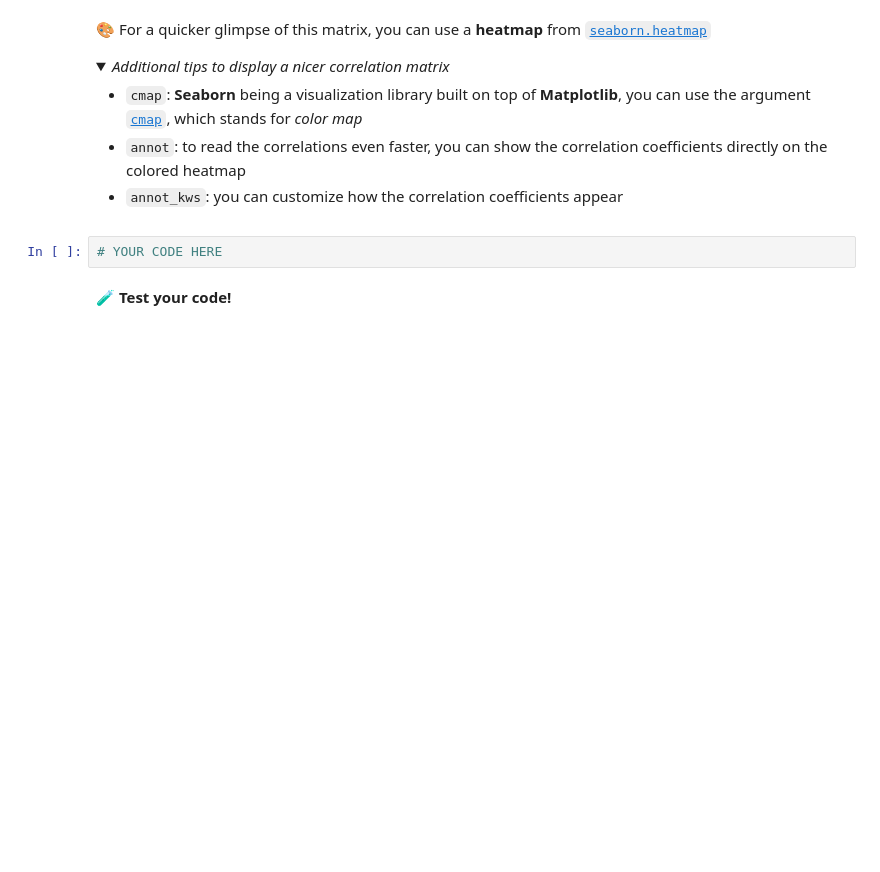
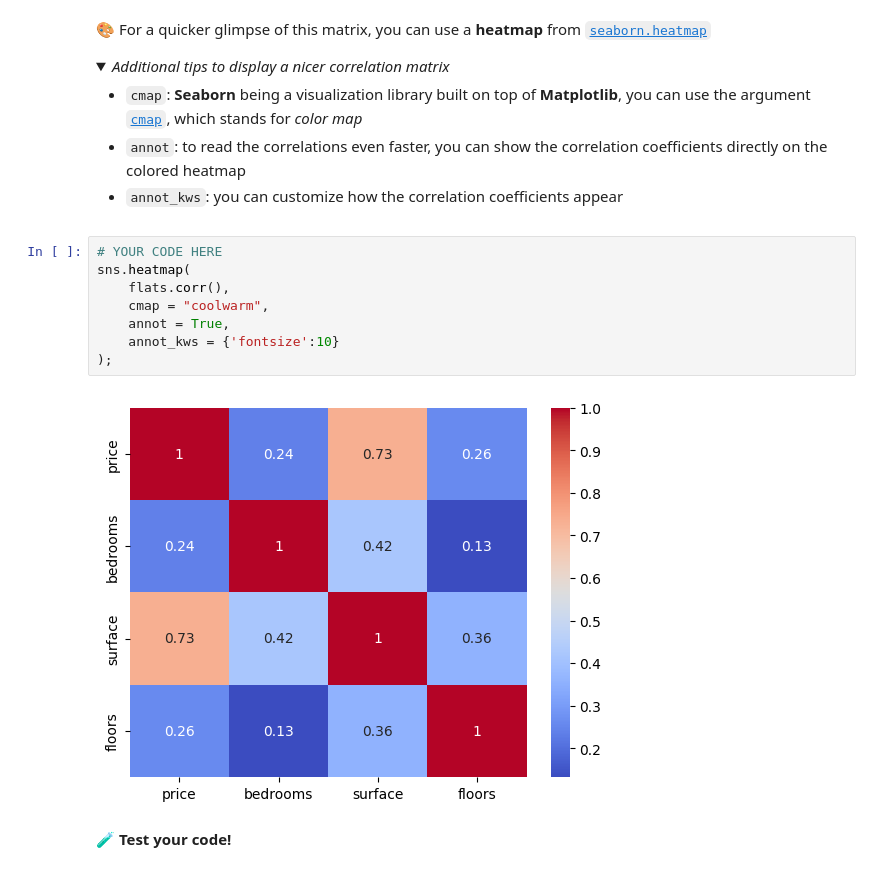
Before and after one commit to lauracoding7/lw_data_science, a Jupyter notebook: 03-Maths/01-Algebra-Calculus/real-estate-advanced-estimator/02-real_estate_advanced_estimator.ipynb, the cells around one changed output. Drawn from its saved outputs; the diff is of its cells as text; folded sections open; blank space fills up the shorter version.

```diff
--- a/03-Maths/01-Algebra-Calculus/real-estate-advanced-estimator/02-real_estate_advanced_estimator.ipynb
+++ b/03-Maths/01-Algebra-Calculus/real-estate-advanced-estimator/02-real_estate_advanced_estimator.ipynb
@@ -92,8 +118,16 @@ Continuing our example: suppose now that $ \rho(X, Y) = 0.80 $ and $ \rho(X, Z)
 - `annot`: to read the correlations even faster, you can show the correlation coefficients directly on the colored heatmap
 - `annot_kws`: you can customize how the correlation coefficients appear
 </details>
-# %%
-# YOUR CODE HERE
+# %%
+# YOUR CODE HERE
+sns.heatmap(
+    flats.corr(),
+    cmap = "coolwarm",
+    annot = True,
+    annot_kws = {'fontsize':10}
+);
+# %% [output]
+[figure, added]
 # %% [markdown]
 **🧪 Test your code!**
 # %%
```
Also changed, not shown: parts of 4 cells of this notebook, 3 other files.
